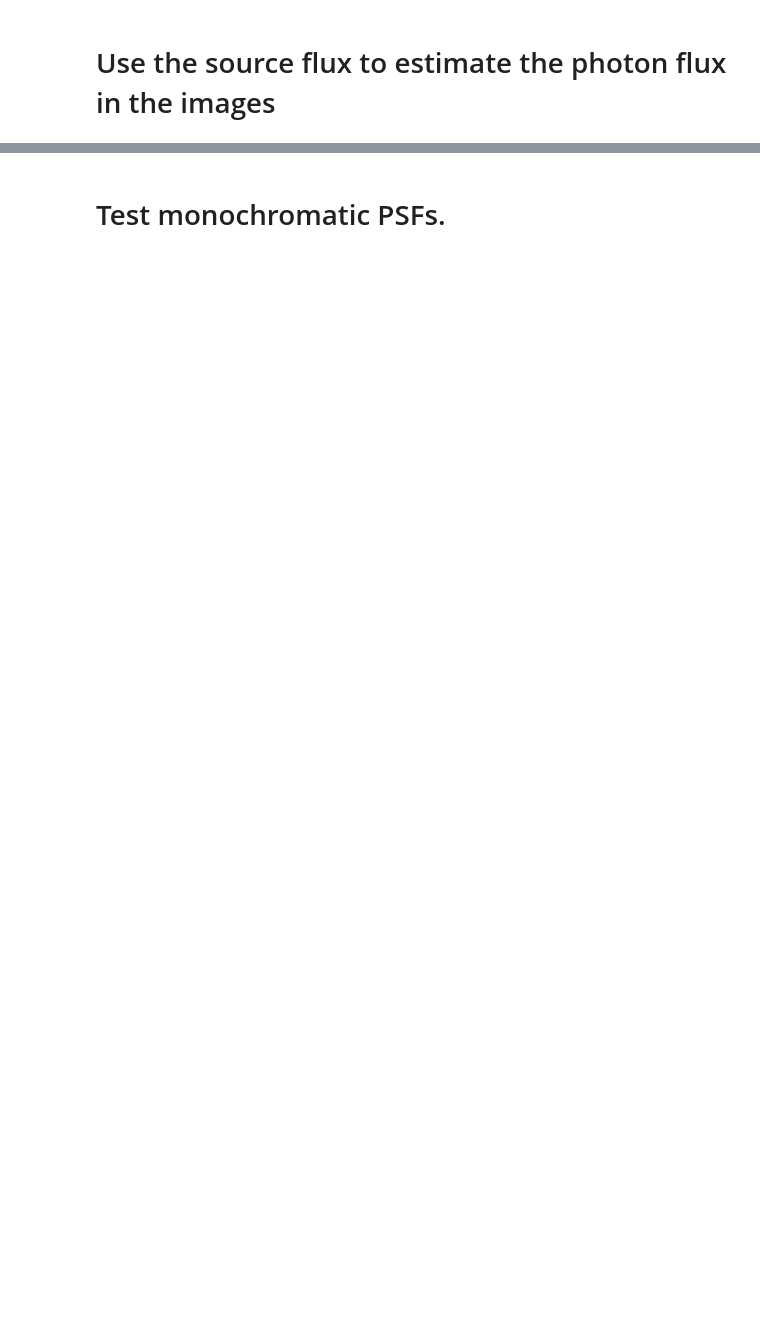
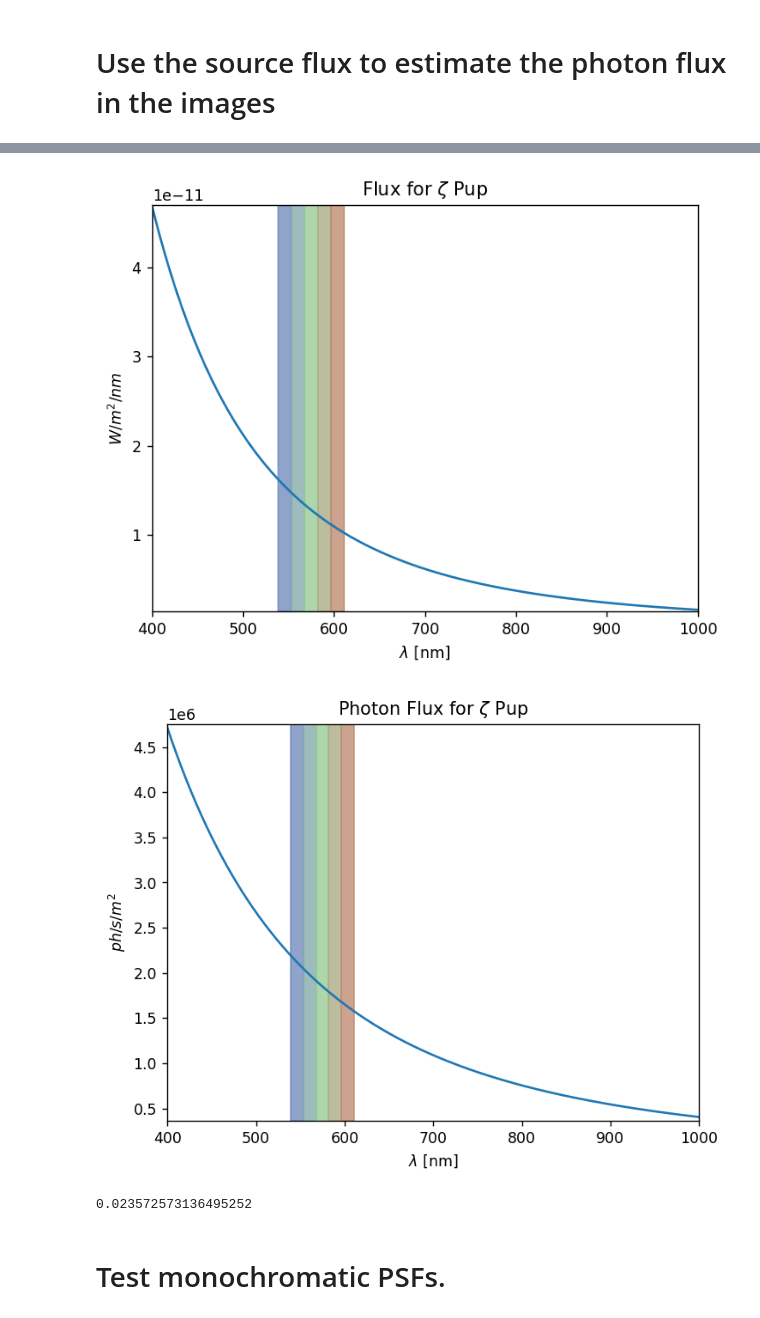
Before and after one commit to kian1377/cgi_phasec_poppy, a Jupyter notebook: example-notebooks/poppy_hlc_tests_with_noise.ipynb, the cells around one changed output, grey strips where cells are left out. Drawn from its saved outputs; the diff is of its cells as text; code cells hidden in the pictures; blank space fills up the shorter version.

```diff
--- a/example-notebooks/poppy_hlc_tests_with_noise.ipynb
+++ b/example-notebooks/poppy_hlc_tests_with_noise.ipynb
@@ -72,3 +71,36 @@ print(total_flux)
+# %%
+reload(cgi_phasec_poppy.source_flux)
+
+wavelength_c = 575e-9*u.m
+
+nlam = 5
+bandwidth = 10/100
+minlam = wavelength_c * (1 - bandwidth/2)
+maxlam = wavelength_c * (1 + bandwidth/2)
+wavelengths = np.linspace( minlam, maxlam, nlam )
+
+from astropy.constants import h, c, k_B, R_sun
+
+zeta_pup = cgi_phasec_poppy.source_flux.SOURCE(wavelengths=wavelengths,
+                                            temp=40000*u.K,
+                                            distance=330*u.parsec,
+                                            diameter=2*20*R_sun,
+                                            name='$\zeta$ Pup',
+#                                             lambdas=np.linspace(10, 1000, 16001)*u.nm,
+                                           )
+
+zeta_pup.plot_spectrum()
+zeta_pup.plot_spectrum_ph()
+
+zeta_pup_fluxes = zeta_pup.calc_fluxes()
+zeta_pup_total_flux = np.sum(zeta_pup_fluxes)
+# %% [output]
+[figure, added]
+[figure, added]
+# %%
+print(uma47_total_flux/zeta_pup_total_flux)
+# %% [output]
+0.023572573136495252
 # %% [markdown]
 # Test monochromatic PSFs.
 # %%
```
Also changed, not shown: parts of 13 cells of this notebook, 2 other files.
